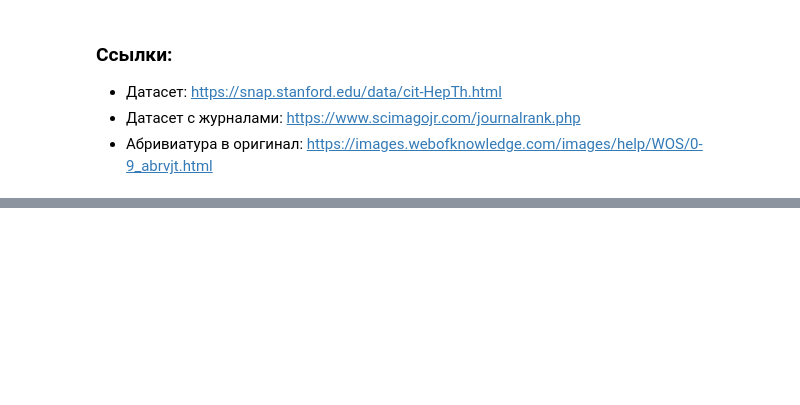
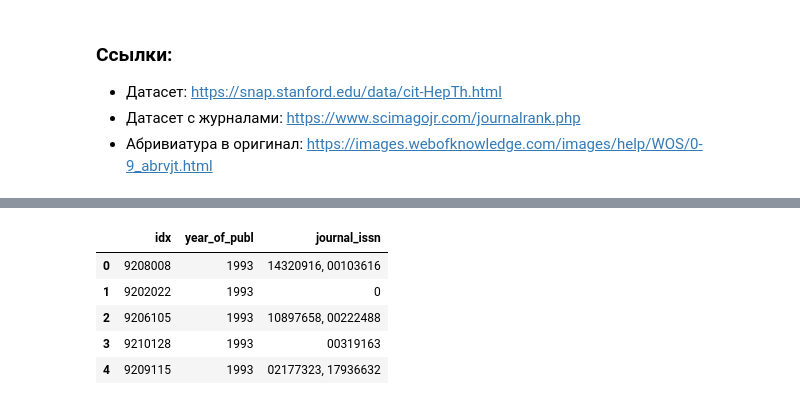
Before and after one commit to TeaDove/arxiv-journal-parsing, a Jupyter notebook: notebooks/parser.ipynb, the cells around one changed output, grey strips where cells are left out. Cells and saved outputs as stored; diff of their text form; code cells hidden in the pictures; blank space fills up the shorter version.

```diff
--- a/notebooks/parser.ipynb
+++ b/notebooks/parser.ipynb
@@ -30,21 +28,17 @@ while year < 2004:
   for file in list(Path(str(year)).iterdir()):
     count += 1
     abs = open(file, 'r').read()
-    # print(abs)
     idx = abs.find('Journal-ref: ')
     if idx != -1:
       has_journal+=1
 
       journals = abs[idx+13: abs.find('\\', idx)-1].split(';')
-      journals = map(lambda x: ''.join(x.split()[:-3]), journals)
+      journals = map(lambda x: ''.join(x.split()[:-3]).split(',')[0], journals)
 
       for jounral in journals:
         if jounral not in existing_journals:
           existing_journals.append(jounral)
-      # print(journal)
   year += 1
 
-for journal in existing_journals:
-  print(journal)
 print(len(existing_journals), has_journal, count, has_journal / count)
 # %% [output]
@@ -117,0 +56,32 @@ dict_keys(['3biotech', '3dprintadditmanuf', '3dprintmed', 'a&a', 'aapgbull', 'aa
+# %%
+year = 1992
+id_year_issn = []
+
+while year < 2004:
+  for file in list(Path(str(year)).iterdir()):
+    abs = open(file, 'r').read()
+
+    idx = abs.find('Journal-ref: ')
+    issn = 0
+    if idx != -1:
+      journals = abs[idx+13: abs.find('\\', idx)-1].split(';')
+      journals = map(lambda x: ''.join(x.split()[:-3]).split(',')[0].lower().replace('.', ''), journals)
+
+      for jounral in journals:
+        issn_tmp = abrs.loc[abrs.abr == jounral].issn.values
+
+        if len(issn_tmp) != 0:
+           issn = issn_tmp[0]
+    id_year_issn.append([file.name.split('.')[0], year+1, issn])
+
+
+  year += 1
+paper_to_journal = pd.DataFrame(id_year_issn, columns=['idx', 'year_of_publ', 'journal_issn'])
+paper_to_journal.head()
+# %% [output]
+|  | idx | year_of_publ | journal_issn |
+| 0 | 9208008 | 1993 | 14320916, 00103616 |
+| 1 | 9202022 | 1993 | 0 |
+| 2 | 9206105 | 1993 | 10897658, 00222488 |
+| 3 | 9210128 | 1993 | 00319163 |
+| 4 | 9209115 | 1993 | 02177323, 17936632 |
```
Also changed, not shown: parts of 15 cells of this notebook, 1 other file.
